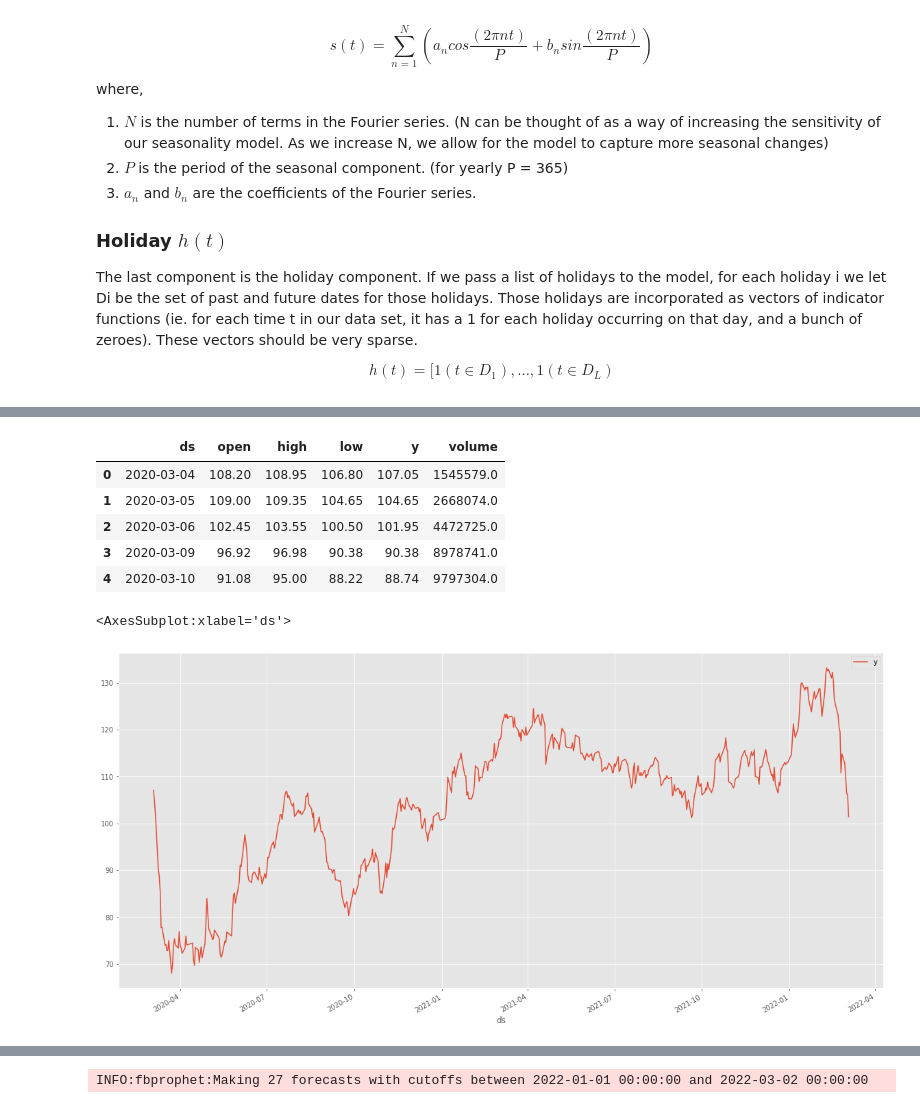
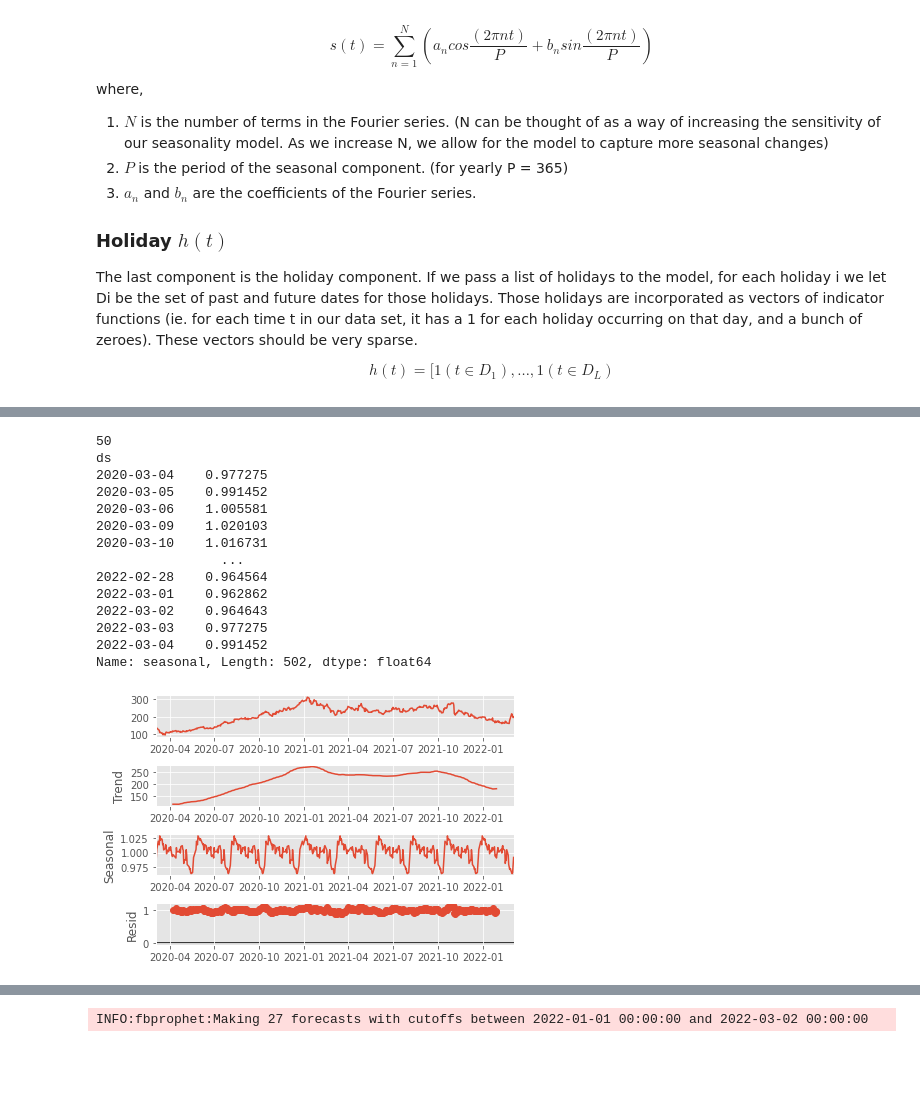
Before and after one commit to Biksbois/BiksStonks, a Jupyter notebook: Forcasting_Models/prohet.ipynb, the cells around one changed output, grey strips where cells are left out. Saved outputs shown, nothing was run; the diff lists cells and outputs as text; code cells hidden in the pictures; blank space fills up the shorter version.

```diff
--- a/Forcasting_Models/prohet.ipynb
+++ b/Forcasting_Models/prohet.ipynb
@@ -114,18 +111,40 @@ def populate_df(metric_name, df, metrics, df_columns, name, run_time, avg_time):
     return df
 # %%
 e = exp.Experiment('D', 2)
-# %%
-ds = get_preprocessed_dataset(15521, e.get_time_unit(), time_limit='2000-01-01 00:00:00')
-ds.head()
-# %% [output]
-|  | ds | open | high | low | y | volume |
-| 0 | 2020-03-04 | 108.20 | 108.95 | 106.80 | 107.05 | 1545579.0 |
-| 1 | 2020-03-05 | 109.00 | 109.35 | 104.65 | 104.65 | 2668074.0 |
-| 2 | 2020-03-06 | 102.45 | 103.55 | 100.50 | 101.95 | 4472725.0 |
-| 3 | 2020-03-09 | 96.92 | 96.98 | 90.38 | 90.38 | 8978741.0 |
-| 4 | 2020-03-10 | 91.08 | 95.00 | 88.22 | 88.74 | 9797304.0 |
-# %%
-ds.plot(x='ds', y=['y'], figsize=(20,10))
-# %% [output]
-<AxesSubplot:xlabel='ds'>
-[figure, removed]
+# %%
+ds = get_preprocessed_dataset(15611, e.get_time_unit(), time_limit='2000-01-01 00:00:00') # 15521
+ds.head()
+df = ds[['ds','y']]
+df.index = df['ds']
+df = df.drop('ds',1)
+
+
+period = int(0.1* len(df))
+print(period)
+
+res = seasonal_decompose(df,model='multiplicative', period=period)
+
+observed = res.observed
+trend = res.trend
+seasonal = res.seasonal
+resid = res.resid
+
+df_decomb = pd.DataFrame({"observed":observed, "seasonal":seasonal, "trend":trend, "resid":resid})
+res.plot()
+print(res.seasonal)
+# %% [output]
+50
+ds
+2020-03-04    0.977275
+2020-03-05    0.991452
+2020-03-06    1.005581
+2020-03-09    1.020103
+2020-03-10    1.016731
+                ...
+2022-02-28    0.964564
+2022-03-01    0.962862
+2022-03-02    0.964643
+2022-03-03    0.977275
+2022-03-04    0.991452
+Name: seasonal, Length: 502, dtype: float64
+[figure, added]
```
Also changed, not shown: parts of 8 cells of this notebook, 13 other files.
